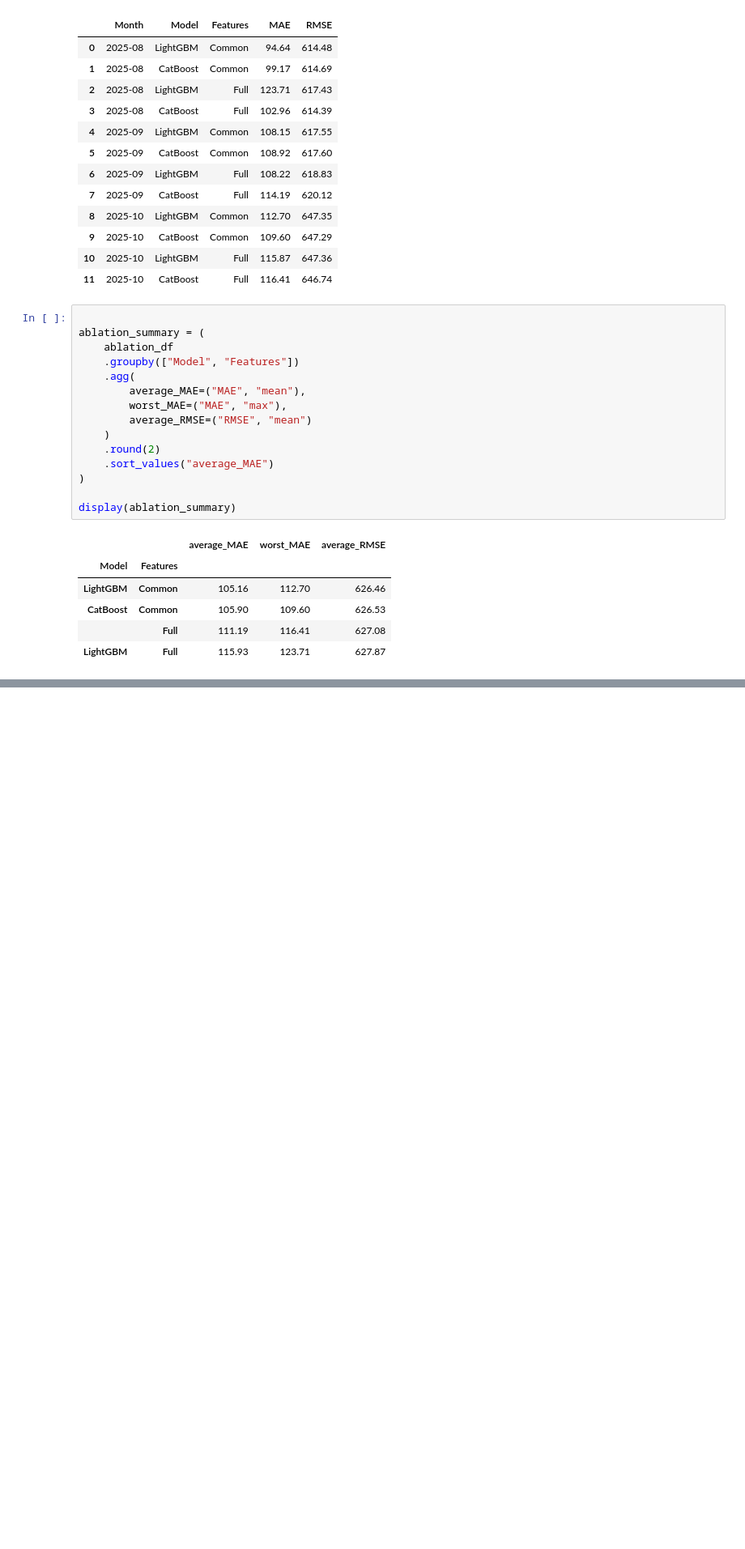
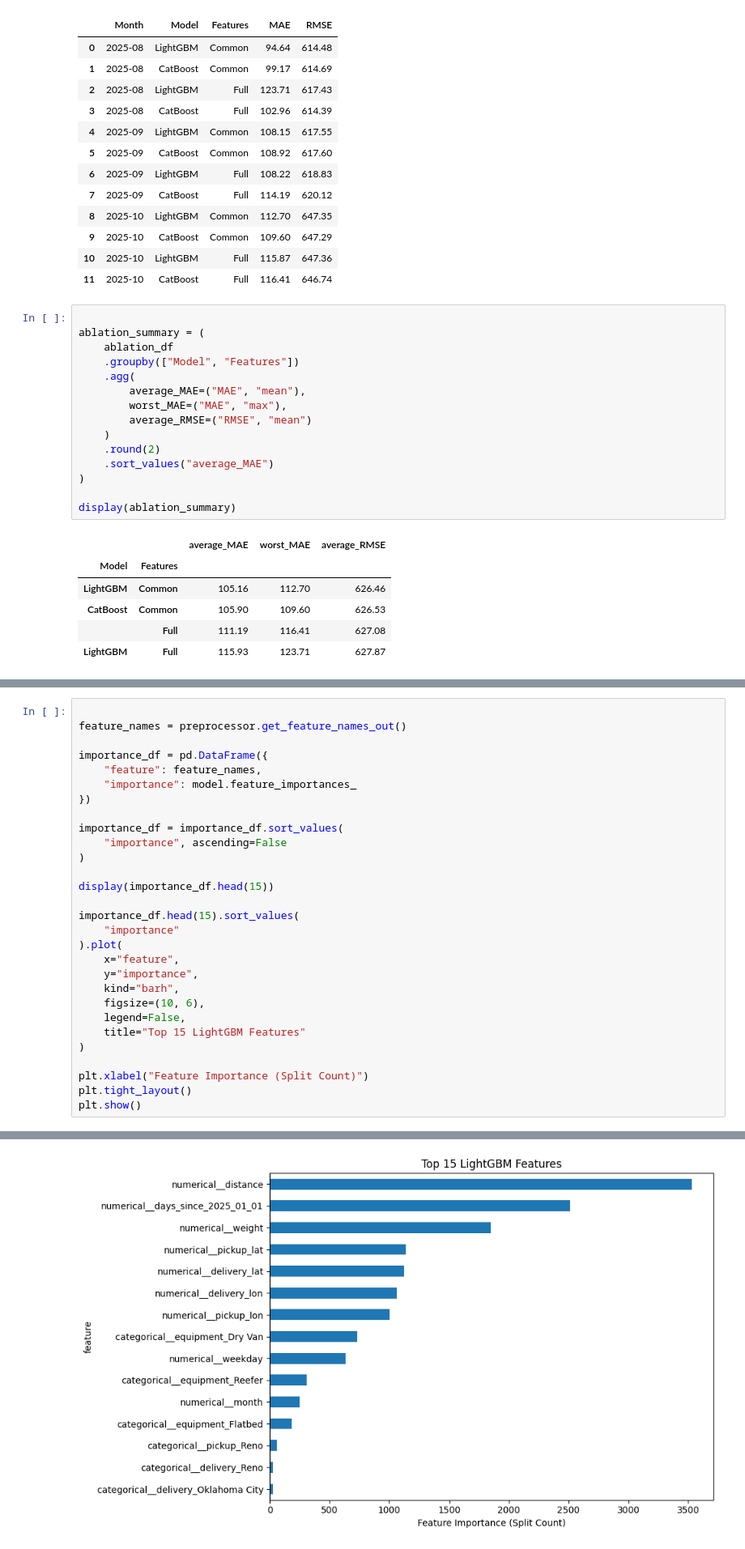
Before and after one commit to ahmedalikeerio/spotter-freight-rate-prediction, a Jupyter notebook: notebooks/05_model_comparison.ipynb, the cells around one changed output, grey strips where cells are left out. Shown at 81% size. Cells and saved outputs as stored; diff of their text form; blank space fills up the shorter version.

Commit message:
docs: update EDA and model comparison experiments

```diff
--- a/notebooks/05_model_comparison.ipynb
+++ b/notebooks/05_model_comparison.ipynb
@@ -315,0 +557,30 @@ display(ablation_summary)
+# %%
+
+feature_names = preprocessor.get_feature_names_out()
+
+importance_df = pd.DataFrame({
+    "feature": feature_names,
+    "importance": model.feature_importances_
+})
+
+importance_df = importance_df.sort_values(
+    "importance", ascending=False
+)
+
+display(importance_df.head(15))
+
+importance_df.head(15).sort_values(
+    "importance"
+).plot(
+    x="feature",
+    y="importance",
+    kind="barh",
+    figsize=(10, 6),
+    legend=False,
+    title="Top 15 LightGBM Features"
+)
+
+plt.xlabel("Feature Importance (Split Count)")
+plt.tight_layout()
+plt.show()
+# %% [output]
@@ -315,0 +603 @@ display(ablation_summary)
+[figure, added]
```
Also changed, not shown: parts of 11 cells of this notebook, 1 other file.
